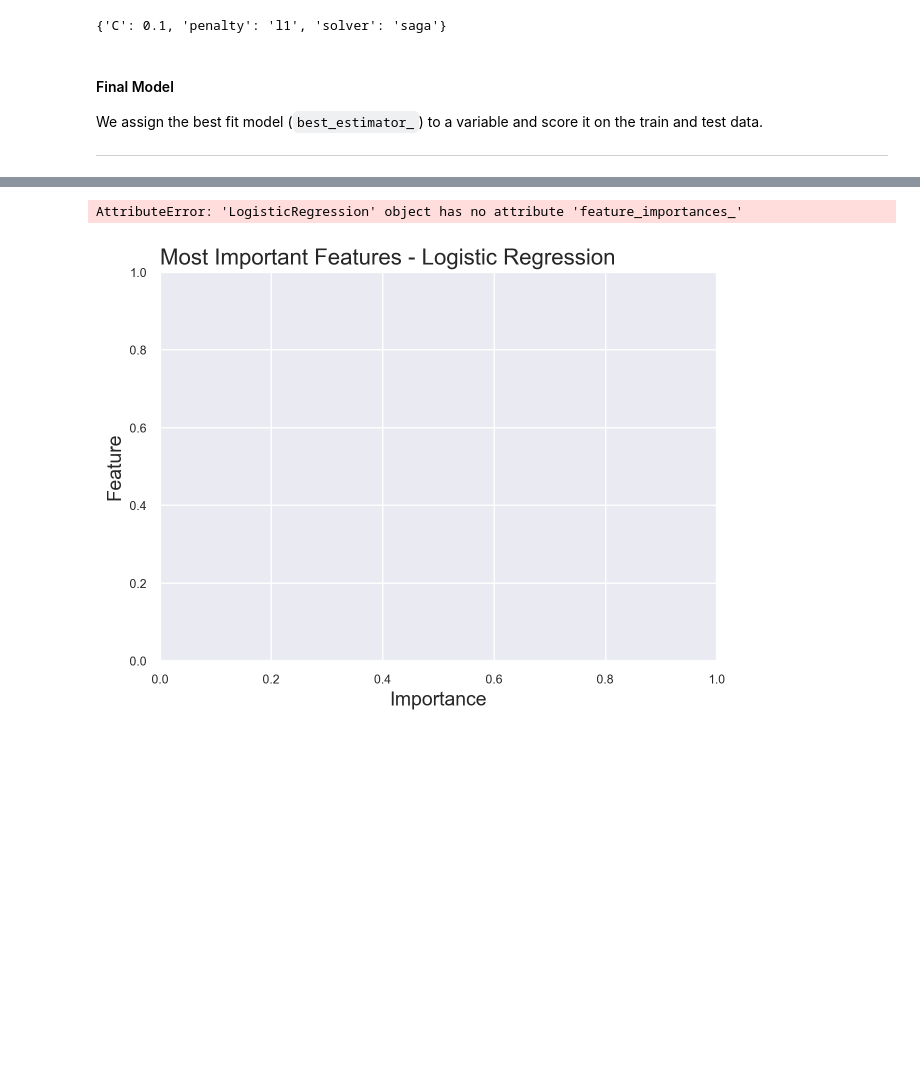
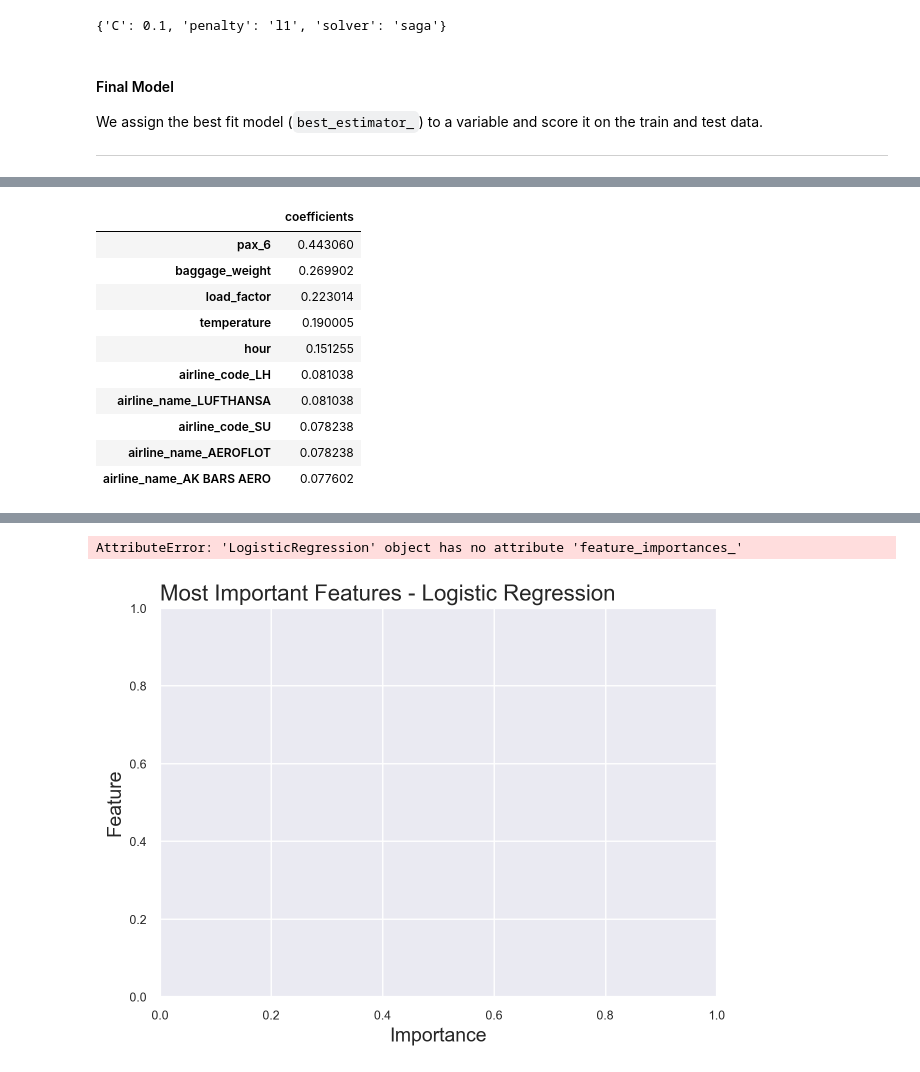
Before and after one commit to fedfioravanti/General_Assembly_Capstone, a Jupyter notebook: GA_Capstone_03_modelling.ipynb, the cells around one changed output, grey strips where cells are left out. Cells and saved outputs as stored; diff of their text form; code cells hidden in the pictures; blank space fills up the shorter version.

```diff
--- a/GA_Capstone_03_modelling.ipynb
+++ b/GA_Capstone_03_modelling.ipynb
@@ -578,0 +579,16 @@ Cross-val scores:     [0.76259143 0.75945664 0.75778474 0.76693144 0.76505017]
+# %%
+# collect the model coefficients in a dataframe
+logr_coef = pd.DataFrame(best_logr.coef_[0], index=X_train.columns, columns=['coefficients'])
+logr_coef.sort_values(by = 'coefficients', ascending = False)[:10]
+# %% [output]
+|  | coefficients |
+| pax_6 | 0.443060 |
+| baggage_weight | 0.269902 |
+| load_factor | 0.223014 |
+| temperature | 0.190005 |
+| hour | 0.151255 |
+| airline_code_LH | 0.081038 |
+| airline_name_LUFTHANSA | 0.081038 |
+| airline_code_SU | 0.078238 |
+| airline_name_AEROFLOT | 0.078238 |
+| airline_name_AK BARS AERO | 0.077602 |
```
Also changed, not shown: parts of 2 cells of this notebook.
